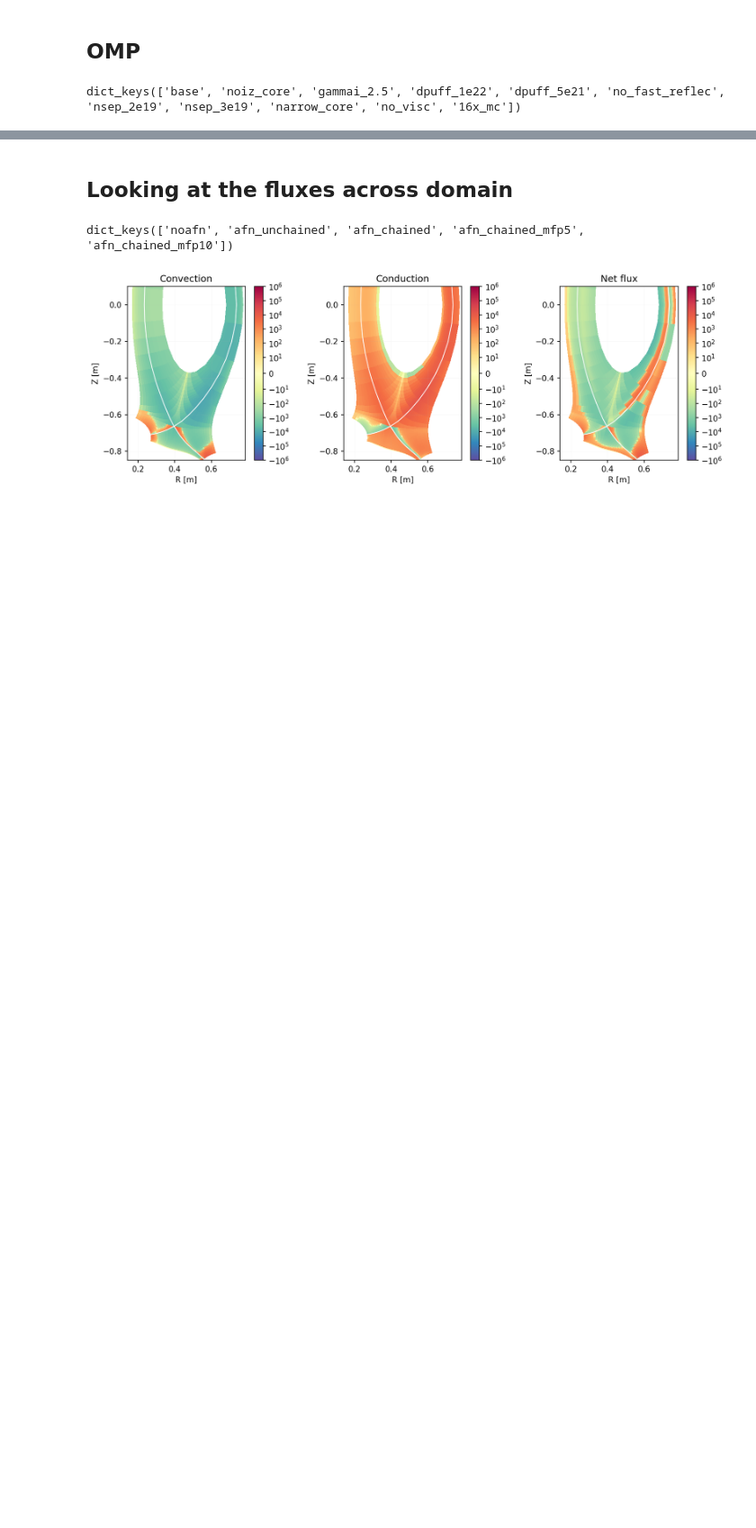
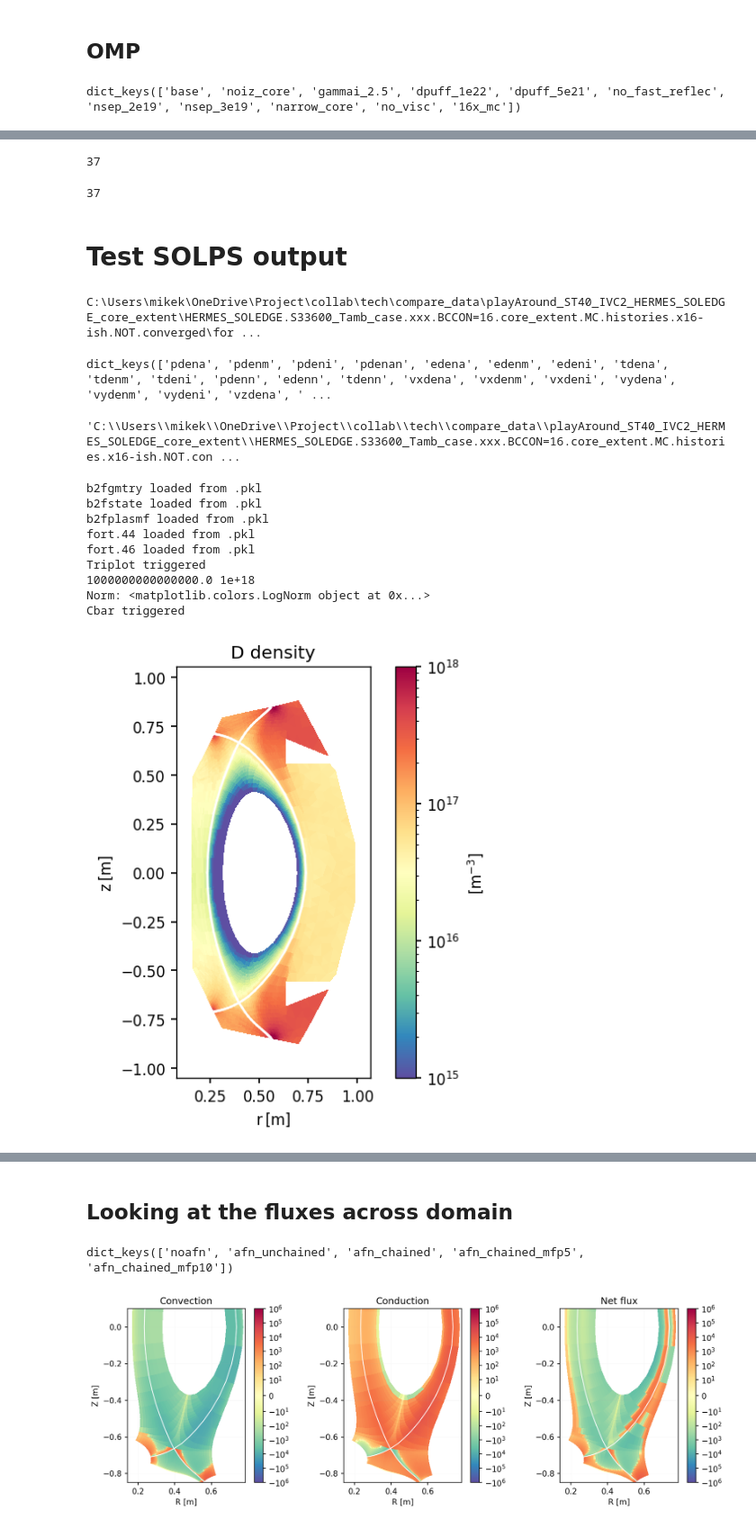
Before and after one commit to mikekryjak/notebooks, a Jupyter notebook: hermes3-solps-soledge/postprocessing/2023-09-28_AFN_chained_performance.ipynb, the cells around one changed output, grey strips where cells are left out. Shown at 90% size. Cells and saved outputs as stored; diff of their text form; code cells hidden in the pictures; blank space fills up the shorter version.

```diff
--- a/hermes3-solps-soledge/postprocessing/2023-09-28_AFN_chained_performance.ipynb
+++ b/hermes3-solps-soledge/postprocessing/2023-09-28_AFN_chained_performance.ipynb
@@ -260,0 +252,38 @@ afn_chained_mfp10
+# %%
+len(append_rhs("hf_perp_tot_L_d")*scale)
+# %% [output]
+37
+# %%
+len(area.values)
+# %% [output]
+37
+# %% [markdown]
+# Test SOLPS output
+# %%
+ft46 = read_file(os.path.join(solpscases["16x_mc"], "fort.46.pkl"))
+# %% [output]
+C:\Users\mikek\OneDrive\Project\collab\tech\compare_data\playAround_ST40_IVC2_HERMES_SOLEDGE_core_extent\HERMES_SOLEDGE.S33600_Tamb_case.xxx.BCCON=16.core_extent.MC.histories.x16-ish.NOT.converged\for ...
+# %%
+ft46.keys()
+# %% [output]
+dict_keys(['pdena', 'pdenm', 'pdeni', 'pdenan', 'edena', 'edenm', 'edeni', 'tdena', 'tdenm', 'tdeni', 'pdenn', 'edenn', 'tdenn', 'vxdena', 'vxdenm', 'vxdeni', 'vydena', 'vydenm', 'vydeni', 'vzdena', ' ...
+# %%
+solpscases["16x_mc"]
+# %% [output]
+'C:\\Users\\mikek\\OneDrive\\Project\\collab\\tech\\compare_data\\playAround_ST40_IVC2_HERMES_SOLEDGE_core_extent\\HERMES_SOLEDGE.S33600_Tamb_case.xxx.BCCON=16.core_extent.MC.histories.x16-ish.NOT.con ...
+# %%
+from gridtools.solps_python_scripts.plot_solps import plot_2d
+
+fig, ax = plt.subplots()
+plot_2d(fig, ax, where = solpscases["16x_mc"], what = "pdena", vmin = 1e15, vmax = 1e18, cmap = "Spectral_r")
+# %% [output]
+b2fgmtry loaded from .pkl
+b2fstate loaded from .pkl
+b2fplasmf loaded from .pkl
+fort.44 loaded from .pkl
+fort.46 loaded from .pkl
+Triplot triggered
+1000000000000000.0 1e+18
+Norm: <matplotlib.colors.LogNorm object at 0x...>
+Cbar triggered
+[figure, added]
```
Also changed, not shown: parts of 39 cells of this notebook, 22 other files.
